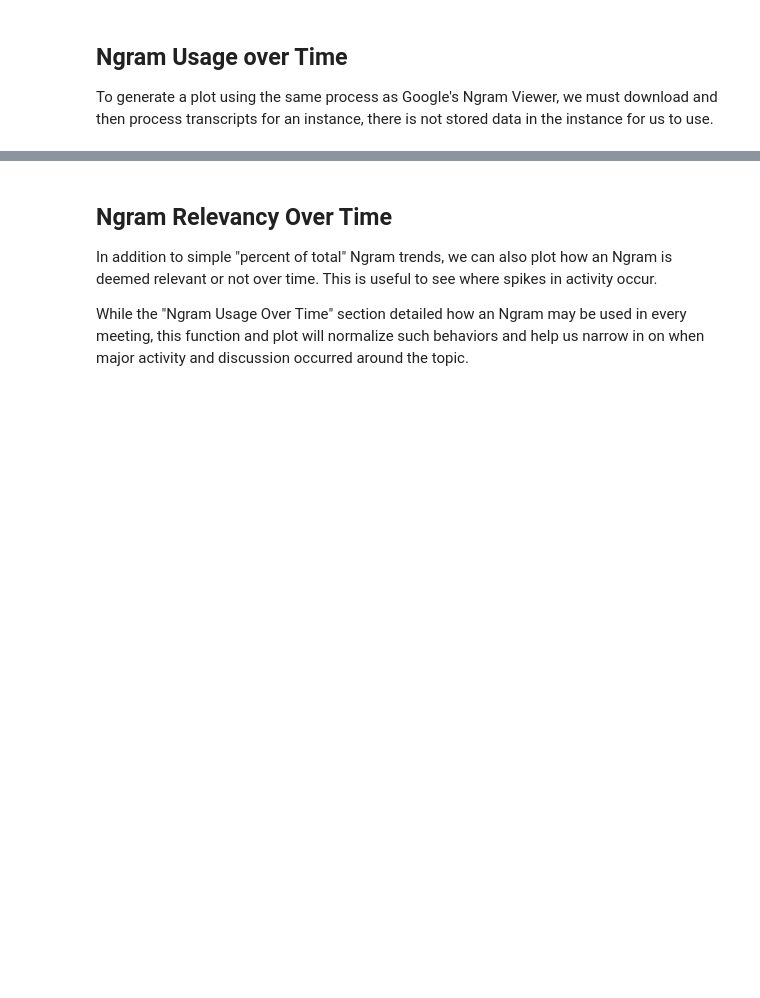
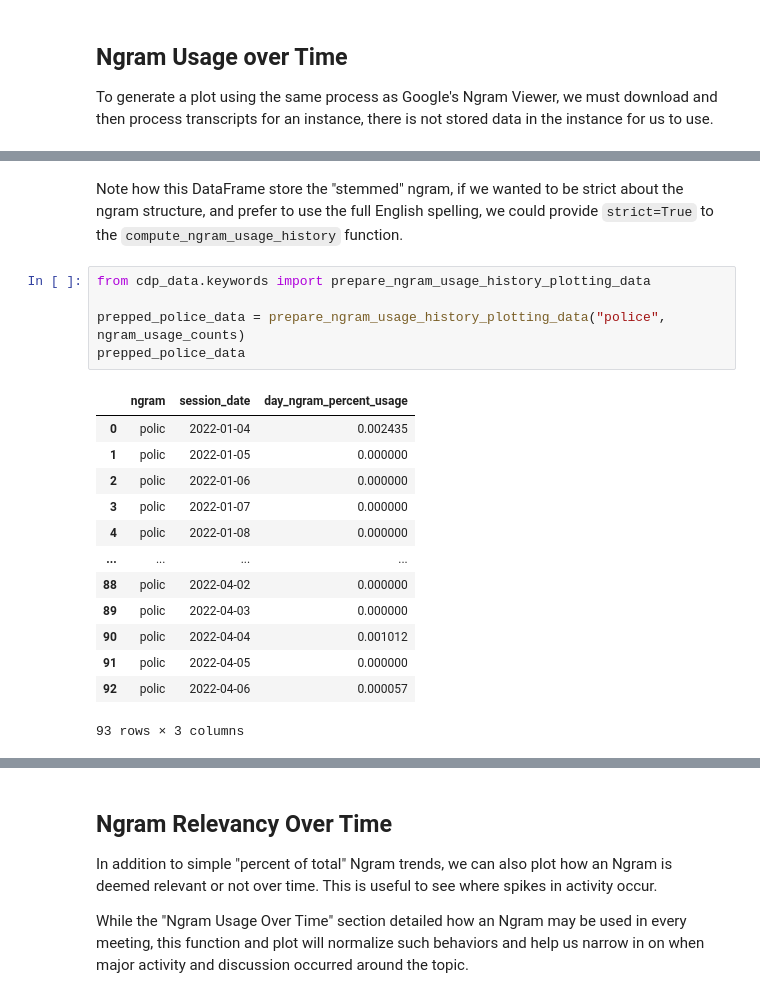
Before and after one commit to CouncilDataProject/cdp-data, a Jupyter notebook: notebooks/plot_keyword_history.ipynb, the cells around one changed output, grey strips where cells are left out. Saved outputs shown, nothing was run; the diff lists cells and outputs as text; blank space fills up the shorter version.

```diff
--- a/notebooks/plot_keyword_history.ipynb
+++ b/notebooks/plot_keyword_history.ipynb
@@ -12,0 +41,21 @@ To generate a plot using the same process as Google's Ngram Viewer, we must down
+# %% [markdown]
+Note how this DataFrame store the "stemmed" ngram, if we wanted to be strict about the ngram structure, and prefer to use the full English spelling, we could provide `strict=True` to the `compute_ngram_usage_history` function.
+# %%
+from cdp_data.keywords import prepare_ngram_usage_history_plotting_data
+
+prepped_police_data = prepare_ngram_usage_history_plotting_data("police", ngram_usage_counts)
+prepped_police_data
+# %% [output]
+|  | ngram | session_date | day_ngram_percent_usage |
+| 0 | polic | 2022-01-04 | 0.002435 |
+| 1 | polic | 2022-01-05 | 0.000000 |
+| 2 | polic | 2022-01-06 | 0.000000 |
+| 3 | polic | 2022-01-07 | 0.000000 |
+| 4 | polic | 2022-01-08 | 0.000000 |
+| ... | ... | ... | ... |
+| 88 | polic | 2022-04-02 | 0.000000 |
+| 89 | polic | 2022-04-03 | 0.000000 |
+| 90 | polic | 2022-04-04 | 0.001012 |
+| 91 | polic | 2022-04-05 | 0.000000 |
+| 92 | polic | 2022-04-06 | 0.000057 |
+93 rows × 3 columns
```
Also changed, not shown: parts of 15 cells of this notebook.
